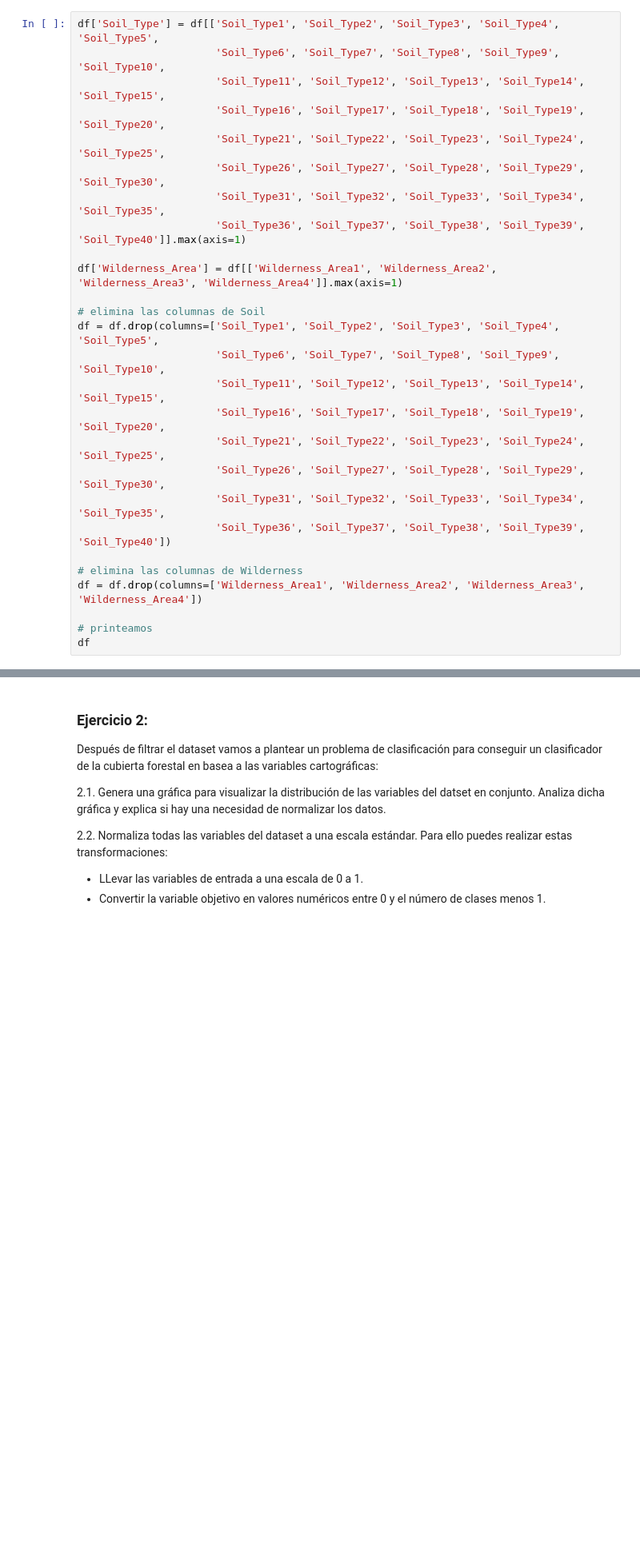
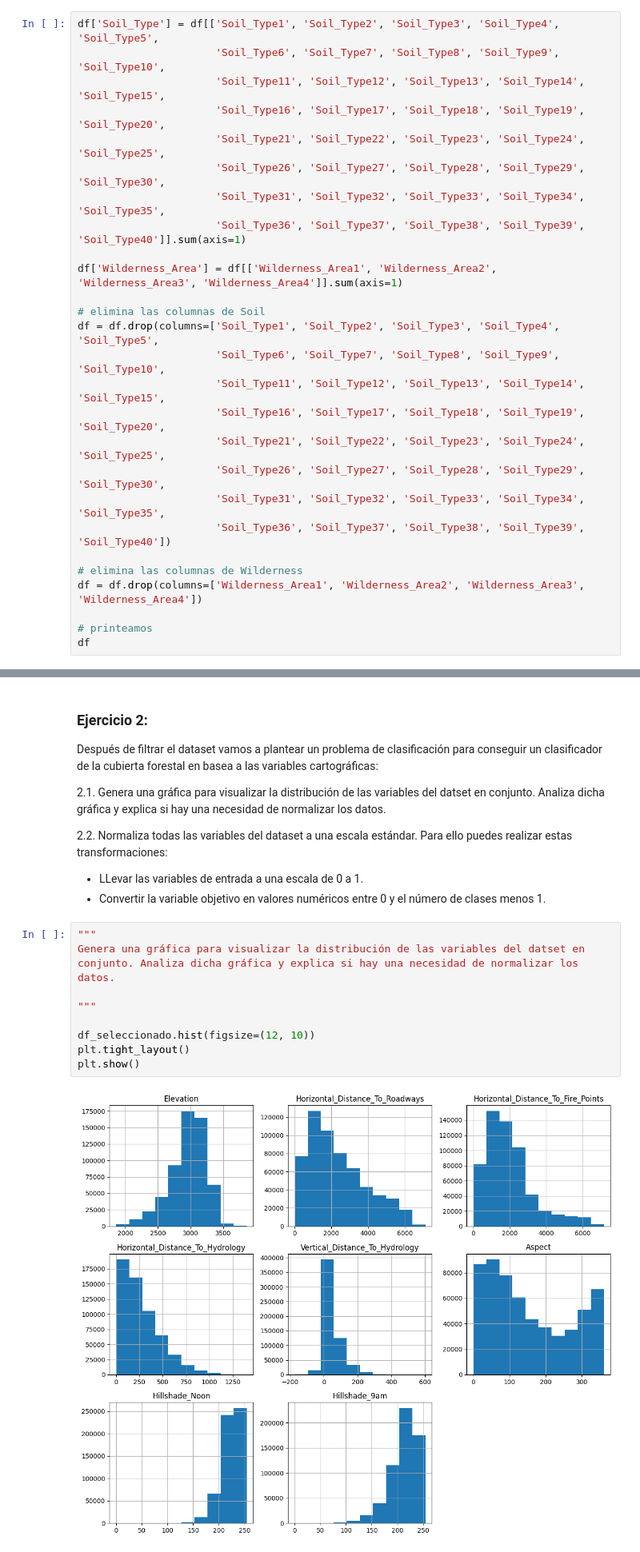
Before and after one commit to alejandru00/Examen-EDA, a Jupyter notebook: examen.ipynb, the cells around one changed output, grey strips where cells are left out. Shown at 80% size. Drawn from its saved outputs; the diff is of its cells as text; blank space fills up the shorter version.

```diff
--- a/examen.ipynb
+++ b/examen.ipynb
@@ -110,9 +112,9 @@ df['Soil_Type'] = df[['Soil_Type1', 'Soil_Type2', 'Soil_Type3', 'Soil_Type4', 'S
                       'Soil_Type21', 'Soil_Type22', 'Soil_Type23', 'Soil_Type24', 'Soil_Type25',
                       'Soil_Type26', 'Soil_Type27', 'Soil_Type28', 'Soil_Type29', 'Soil_Type30',
                       'Soil_Type31', 'Soil_Type32', 'Soil_Type33', 'Soil_Type34', 'Soil_Type35',
-                      'Soil_Type36', 'Soil_Type37', 'Soil_Type38', 'Soil_Type39', 'Soil_Type40']].max(axis=1)
+                      'Soil_Type36', 'Soil_Type37', 'Soil_Type38', 'Soil_Type39', 'Soil_Type40']].sum(axis=1)
 
-df['Wilderness_Area'] = df[['Wilderness_Area1', 'Wilderness_Area2', 'Wilderness_Area3', 'Wilderness_Area4']].max(axis=1)
+df['Wilderness_Area'] = df[['Wilderness_Area1', 'Wilderness_Area2', 'Wilderness_Area3', 'Wilderness_Area4']].sum(axis=1)
 
 # elimina las columnas de Soil
 df = df.drop(columns=['Soil_Type1', 'Soil_Type2', 'Soil_Type3', 'Soil_Type4', 'Soil_Type5',
@@ -199,3 +201,14 @@ Después de filtrar el dataset vamos a plantear un problema de clasificación pa
 
 - LLevar las variables de entrada a una escala de 0 a 1.
 - Convertir la variable objetivo en valores numéricos entre 0 y el número de clases menos 1.
+# %%
+"""
+Genera una gráfica para visualizar la distribución de las variables del datset en conjunto. Analiza dicha gráfica y explica si hay una necesidad de normalizar los datos.
+
+"""
+
+df_seleccionado.hist(figsize=(12, 10))
+plt.tight_layout()
+plt.show()
+# %% [output]
+[figure, added]
```
Also changed, not shown: parts of 2 cells of this notebook.
